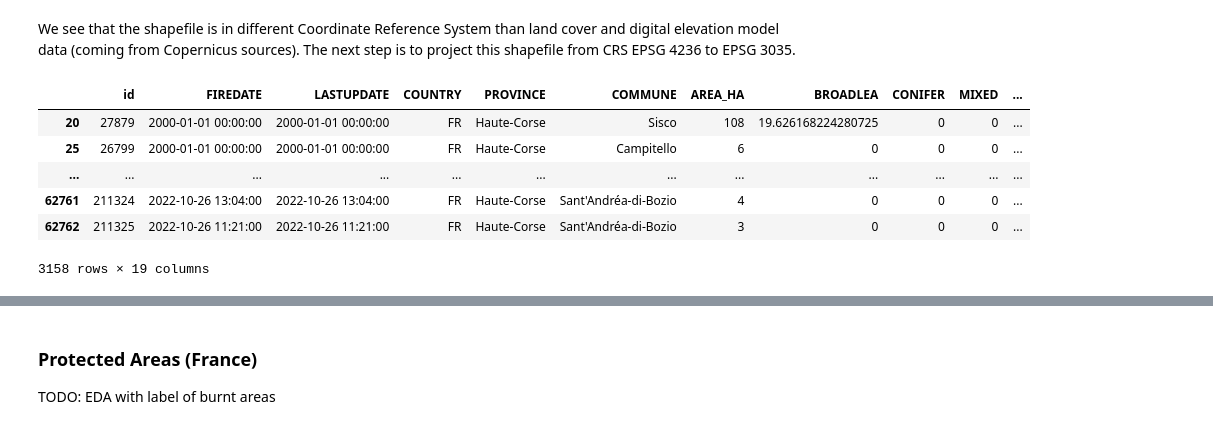
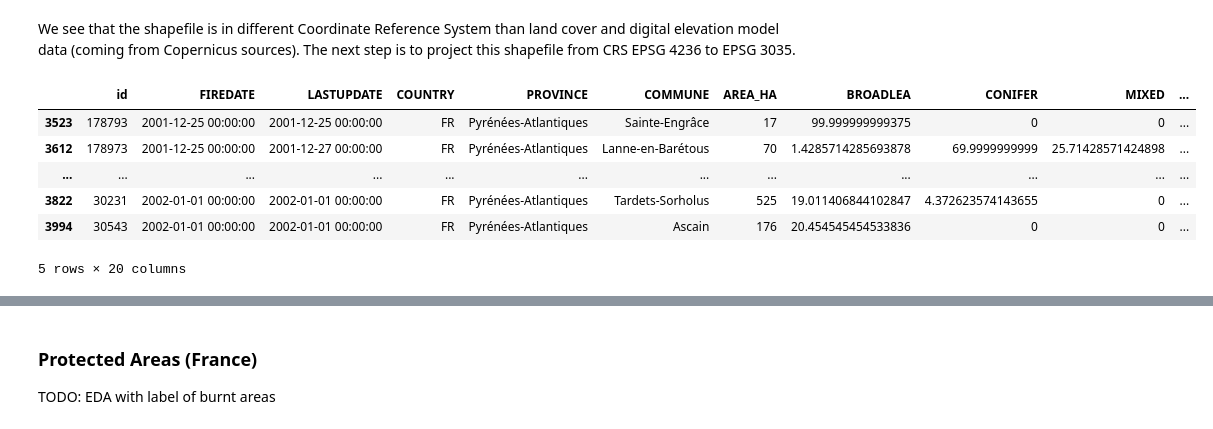
Before and after one commit to ghemDD/WildfireSusceptibilityAnalysis, a Jupyter notebook: run.ipynb, the cells around one changed output, grey strips where cells are left out. Cells and saved outputs as stored; diff of their text form; code cells hidden in the pictures.

```diff
--- a/run.ipynb
+++ b/run.ipynb
@@ -278,15 +376,19 @@ burnt['geometry'].crs
 We see that the shapefile is in different Coordinate Reference System than land cover and digital elevation model data (coming from Copernicus sources). The next step is to project this shapefile from CRS EPSG 4236 to EPSG 3035.
 # %%
 # We restrict the shapefile to fires happening in France
-burnt = burnt[burnt.COUNTRY=='FR']
+burnt_pyrenees = burnt[(burnt.COUNTRY=='FR') & (burnt.PROVINCE=='Hautes-Pyrénées') | (burnt.PROVINCE == 'Pyrénées-Atlantiques')]
 
 # change crs to espg 3035
-burnt = burnt.to_crs(epsg='3035')
+burnt_pyrenees = burnt_pyrenees.to_crs(epsg='3035')
+
+# we extract the year of the firedate and change the type to int
+burnt_pyrenees['YEAR'] = burnt_pyrenees['FIREDATE'].apply(lambda d: int(d[:4]))
+burnt_pyrenees.head()
 # %% [output]
 |  | id | FIREDATE | LASTUPDATE | COUNTRY | PROVINCE | COMMUNE | AREA_HA | BROADLEA | CONIFER | MIXED | ... |
-| 20 | 27879 | 2000-01-01 00:00:00 | 2000-01-01 00:00:00 | FR | Haute-Corse | Sisco | 108 | 19.626168224280725 | 0 | 0 | ... |
-| 25 | 26799 | 2000-01-01 00:00:00 | 2000-01-01 00:00:00 | FR | Haute-Corse | Campitello | 6 | 0 | 0 | 0 | ... |
+| 3523 | 178793 | 2001-12-25 00:00:00 | 2001-12-25 00:00:00 | FR | Pyrénées-Atlantiques | Sainte-Engrâce | 17 | 99.999999999375 | 0 | 0 | ... |
+| 3612 | 178973 | 2001-12-25 00:00:00 | 2001-12-27 00:00:00 | FR | Pyrénées-Atlantiques | Lanne-en-Barétous | 70 | 1.4285714285693878 | 69.9999999999 | 25.71428571424898 | ... |
 | ... | ... | ... | ... | ... | ... | ... | ... | ... | ... | ... | ... |
-| 62761 | 211324 | 2022-10-26 13:04:00 | 2022-10-26 13:04:00 | FR | Haute-Corse | Sant'Andréa-di-Bozio | 4 | 0 | 0 | 0 | ... |
-| 62762 | 211325 | 2022-10-26 11:21:00 | 2022-10-26 11:21:00 | FR | Haute-Corse | Sant'Andréa-di-Bozio | 3 | 0 | 0 | 0 | ... |
+| 3822 | 30231 | 2002-01-01 00:00:00 | 2002-01-01 00:00:00 | FR | Pyrénées-Atlantiques | Tardets-Sorholus | 525 | 19.011406844102847 | 4.372623574143655 | 0 | ... |
+| 3994 | 30543 | 2002-01-01 00:00:00 | 2002-01-01 00:00:00 | FR | Pyrénées-Atlantiques | Ascain | 176 | 20.454545454533836 | 0 | 0 | ... |
-3158 rows × 19 columns
+5 rows × 20 columns
```
Also changed, not shown: parts of 27 cells of this notebook.
